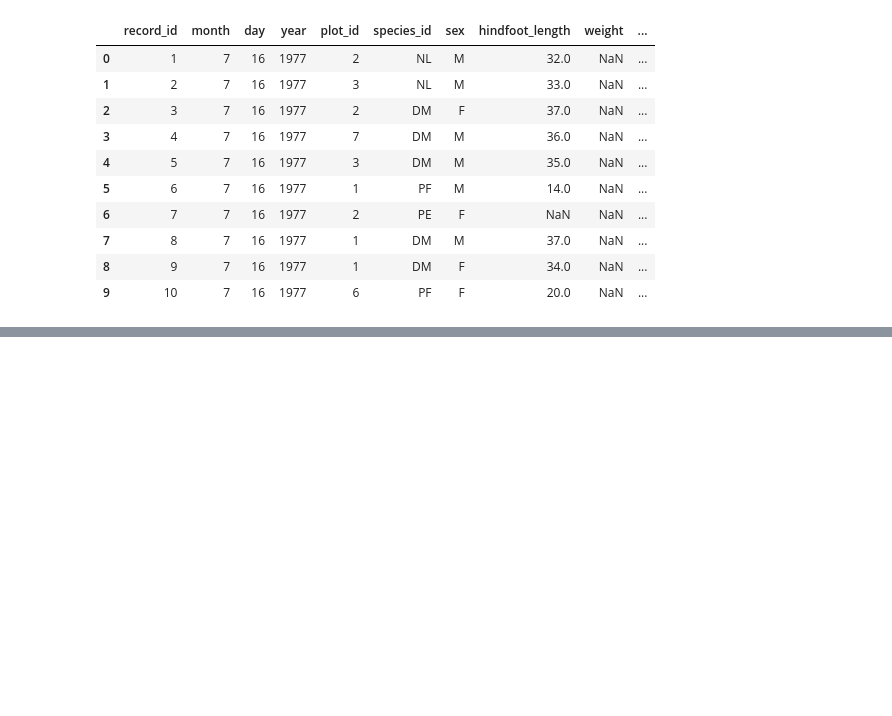
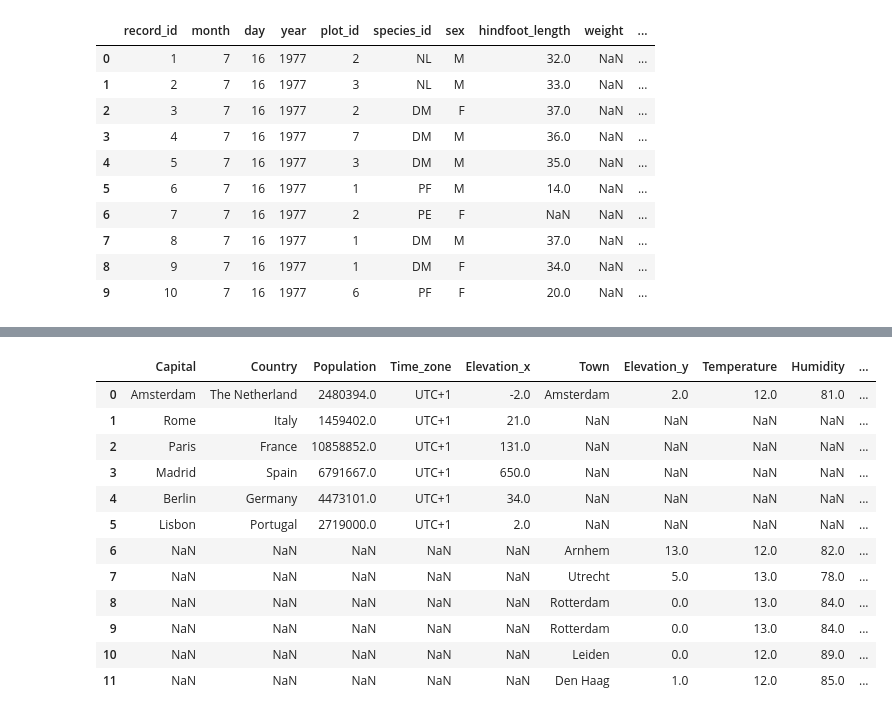
Before and after one commit to UtrechtUniversity/workshop-introduction-to-python, a Jupyter notebook: book/data-science-with-pandas-2.ipynb, the cells around one changed output, grey strips where cells are left out. Saved outputs shown, nothing was run; the diff lists cells and outputs as text; code cells hidden in the pictures; blank space fills up the shorter version.

Commit message:
First draft of join session completed in data-science-with-pandas-2

```diff
--- a/book/data-science-with-pandas-2.ipynb
+++ b/book/data-science-with-pandas-2.ipynb
@@ -281,0 +289,3 @@ None
+# %%
+left_df = pd.read_csv("../data/EU_capitals_tiny.csv", sep=",", header=0)
+right_df = pd.read_csv("../data/Netherlands_town_weather_tiny.csv", sep=",", header=0)
@@ -281,0 +349,17 @@ None
+# %%
+outer_join = pd.merge(left_df,right_df,left_on='Capital',right_on='Town',how='outer')
+outer_join
+# %% [output]
+|  | Capital | Country | Population | Time_zone | Elevation_x | Town | Elevation_y | Temperature | Humidity | ... |
+| 0 | Amsterdam | The Netherland | 2480394.0 | UTC+1 | -2.0 | Amsterdam | 2.0 | 12.0 | 81.0 | ... |
+| 1 | Rome | Italy | 1459402.0 | UTC+1 | 21.0 | NaN | NaN | NaN | NaN | ... |
+| 2 | Paris | France | 10858852.0 | UTC+1 | 131.0 | NaN | NaN | NaN | NaN | ... |
+| 3 | Madrid | Spain | 6791667.0 | UTC+1 | 650.0 | NaN | NaN | NaN | NaN | ... |
+| 4 | Berlin | Germany | 4473101.0 | UTC+1 | 34.0 | NaN | NaN | NaN | NaN | ... |
+| 5 | Lisbon | Portugal | 2719000.0 | UTC+1 | 2.0 | NaN | NaN | NaN | NaN | ... |
+| 6 | NaN | NaN | NaN | NaN | NaN | Arnhem | 13.0 | 12.0 | 82.0 | ... |
+| 7 | NaN | NaN | NaN | NaN | NaN | Utrecht | 5.0 | 13.0 | 78.0 | ... |
+| 8 | NaN | NaN | NaN | NaN | NaN | Rotterdam | 0.0 | 13.0 | 84.0 | ... |
+| 9 | NaN | NaN | NaN | NaN | NaN | Rotterdam | 0.0 | 13.0 | 84.0 | ... |
+| 10 | NaN | NaN | NaN | NaN | NaN | Leiden | 0.0 | 12.0 | 89.0 | ... |
+| 11 | NaN | NaN | NaN | NaN | NaN | Den Haag | 1.0 | 12.0 | 85.0 | ... |
```
Also changed, not shown: parts of 22 cells of this notebook, 4 other files.
